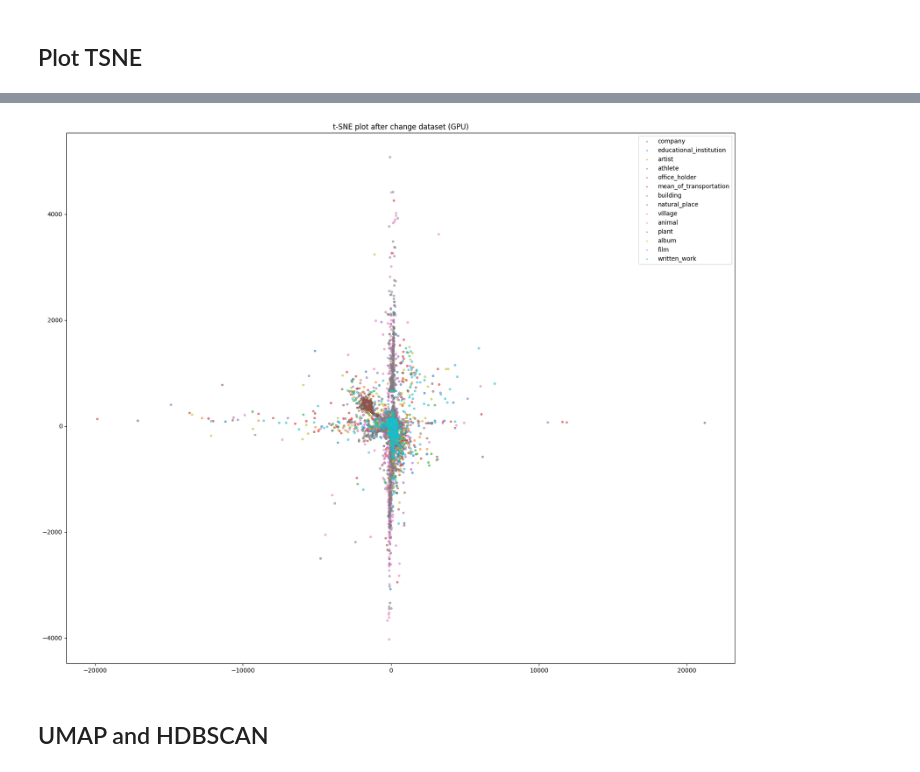
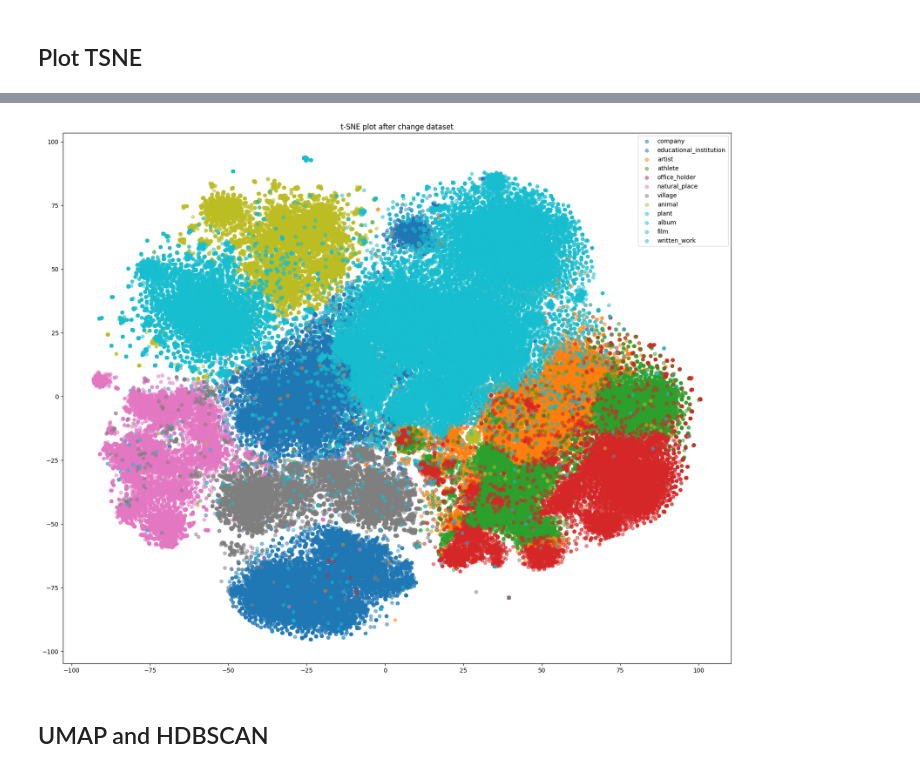
Before and after one commit to KhaiBoiPho/rare-label-detection, a Jupyter notebook: notebooks/01-demo-pipeline.ipynb, the cells around one changed output, grey strips where cells are left out. Drawn from its saved outputs; the diff is of its cells as text; code cells hidden in the pictures.

```diff
--- a/notebooks/01-demo-pipeline.ipynb
+++ b/notebooks/01-demo-pipeline.ipynb
@@ -118,6 +118,6 @@ df13 = df13.groupby("label", group_keys=False).apply(
 )
 # %%
-df = pd.concat([df0, df1, df2, df3, df4, df5_0, df6_0, df7, df8, df9, df10, df11, df12, df13])
+df = pd.concat([df0, df1, df2, df3, df4, df7, df8, df9, df10, df11, df12, df13])
 df["label"].value_counts()
 # %% [output]
 label
@@ -174,13 +172,9 @@ id2label = {v: k for k, v in label2id.items()}
 # %% [markdown]
 ## Plot TSNE
 # %%
-emb_gpu = cp.asarray(embedding.cpu().numpy())
-
+emb_np = embedding.cpu().numpy()
 tsne_model = TSNE(n_components=2, perplexity=50, random_state=42)
-emb_tsne = tsne_model.fit_transform(emb_gpu)
-
-emb_tsne = cp.asnumpy(emb_tsne)
-
+emb_tsne = tsne_model.fit_transform(emb_np)
 labels = df["label"].tolist()
 
 plt.figure(figsize=(20, 16))
@@ -191,12 +185,12 @@ for label in set(labels):
     mask = np.array(labels) == label
     plt.scatter(emb_tsne[mask, 0],
                 emb_tsne[mask, 1],
-                s=10,
+                s=30,
                 alpha=0.5,
                 color=cmap(label),
                 label=id2label[label])
 
-plt.legend(markerscale=0.5)
-plt.title("t-SNE plot after change dataset (GPU)")
+plt.legend(markerscale=1.0)
+plt.title("t-SNE plot after change dataset")
 plt.show()
 # %% [output]
@@ -204,4 +197,4 @@ plt.show()
-[figure, old version]
+[figure, new version]
 # %% [markdown]
 ## UMAP and HDBSCAN
 # %%
```
Also changed, not shown: parts of 4 cells of this notebook.
